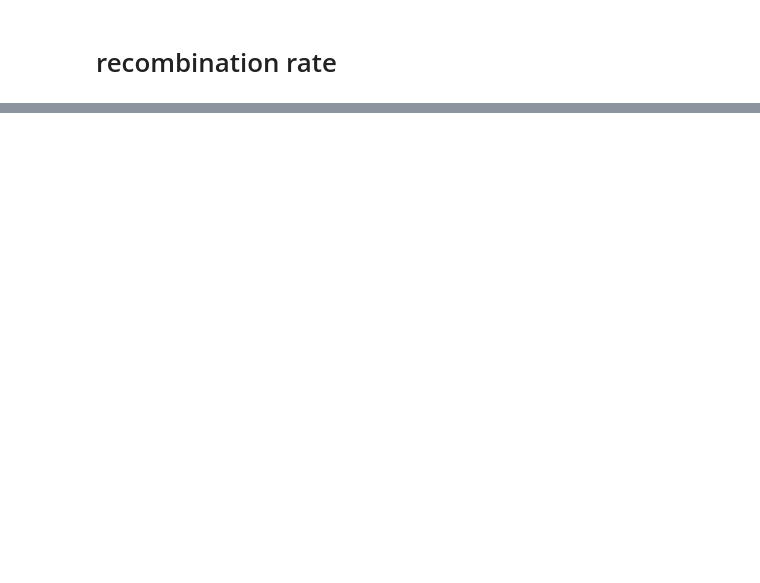
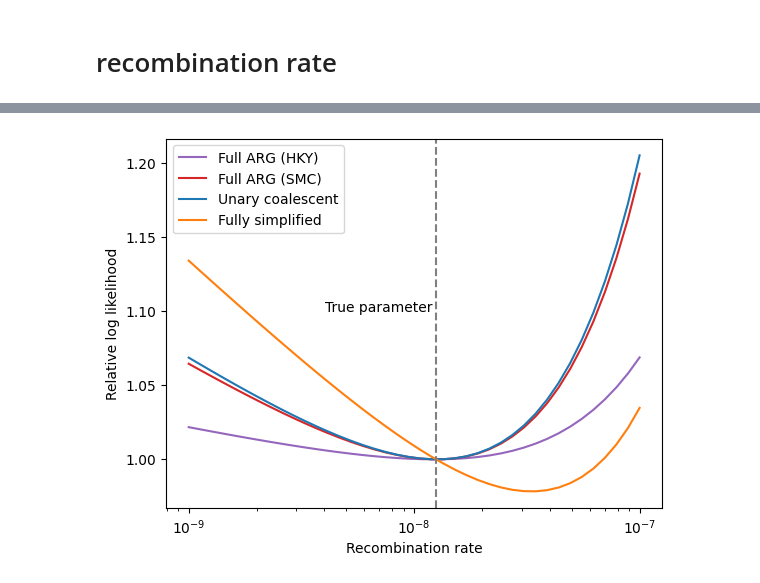
Before and after one commit to petrelharp/smc-bit-paper, a Jupyter notebook: figures/generate-figs/likelihood_surface.ipynb, the cells around one changed output, grey strips where cells are left out. Cells and saved outputs as stored; diff of their text form; code cells hidden in the pictures; blank space fills up the shorter version.

Commit message:
Rejig the likelihood ratio code

```diff
--- a/figures/generate-figs/likelihood_surface.ipynb
+++ b/figures/generate-figs/likelihood_surface.ipynb
@@ -102,0 +105,3 @@ ts_unary_poly = simplify_keeping_unary_in_coal(ts_unary_poly)
+# %%
+unary_coal =  simplify_keeping_unary_in_coal(full_arg)
+unary_coal
@@ -102,0 +110,3 @@ ts_unary_poly = simplify_keeping_unary_in_coal(ts_unary_poly)
+# %%
+fully_simplified = full_arg.simplify()
+fully_simplified
@@ -195,0 +150,3 @@ plt.ylabel('log likelihood ratio')
+# %%
+df = pd.DataFrame(data).set_index("rho")
+df
@@ -195,0 +172,8 @@ plt.ylabel('log likelihood ratio')
+# %%
+# Convert to ratio. Pretty arbitrary what we do here, but it doesn't seem to
+# make any difference to the plotted output, just changes the scales.
+df_rat = df.iloc[1:].copy()
+for col in list(df_rat):
+    #df_rat[col] -= df.iloc[0][col]
+    #df_rat[col] *= -1
+    df_rat[col] /= df.iloc[0][col]
@@ -195,0 +182,28 @@ plt.ylabel('log likelihood ratio')
+# %%
+colours = {
+    "full_arg_smc": "tab:red",
+    "unary_coal": "tab:blue",
+    "fully_simplified": "tab:orange",
+    "full_arg_hudson": "tab:purple",
+}
+titles = {
+    "full_arg_smc": "Full ARG (SMC)",
+    "unary_coal": "Unary coalescent",
+    "fully_simplified": "Fully simplified",
+    "full_arg_hudson": "Full ARG (HKY)",
+}
+
+def finish_plot():
+    plt.annotate("True parameter", xy=(REC, 1.1), xytext=(-80, 0), textcoords="offset points")
+    plt.axvline(REC, linestyle='dashed', color="grey")
+    plt.xlabel("Recombination rate")
+    plt.ylabel("Relative log likelihood")
+
+x = df_rat.index
+for col in [col for col in df if not col.startswith("poly")]:
+    line = plt.semilogx(x, df_rat[col], label=titles[col], color=colours[col])
+
+finish_plot()
+plt.legend();
+# %% [output]
+[figure, added]
```
Also changed, not shown: parts of 26 cells of this notebook, 5 other files.
